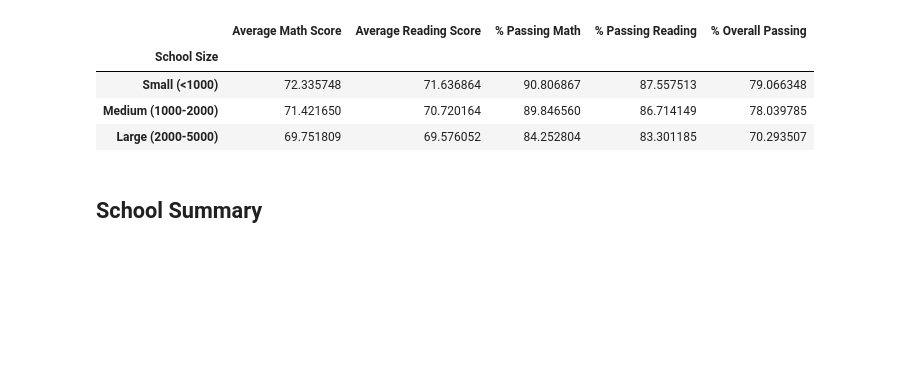
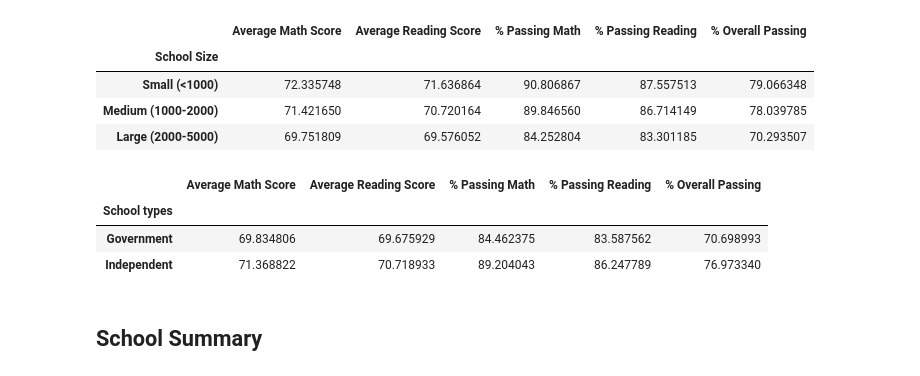
Before and after one commit to Richardxiao86/pandas-challenge, a Jupyter notebook: pycityschools/PyCitySchools/PyCitySchools_starter.ipynb, the cells around one changed output. Drawn from its saved outputs; the diff is of its cells as text; code cells hidden in the pictures; blank space fills up the shorter version.

```diff
--- a/pycityschools/PyCitySchools/PyCitySchools_starter.ipynb
+++ b/pycityschools/PyCitySchools/PyCitySchools_starter.ipynb
@@ -576,6 +576,34 @@ size_summary_df
 | Small (<1000) | 72.335748 | 71.636864 | 90.806867 | 87.557513 | 79.066348 |
 | Medium (1000-2000) | 71.421650 | 70.720164 | 89.846560 | 86.714149 | 78.039785 |
 | Large (2000-5000) | 69.751809 | 69.576052 | 84.252804 | 83.301185 | 70.293507 |
+# %%
+#score by school type
+#figure out the numbers
+type_math_scores = summary_school_df.groupby(["School types"])
+type_math_scores_1=type_math_scores["Average Maths Score"].mean()
+type_reading_scores = summary_school_df.groupby(["School types"])
+type_reading_scores_1=type_reading_scores["Average Reading Score"].mean()
+type_passing_maths_scores = summary_school_df.groupby(["School types"])
+type_passing_maths_scores_1=type_passing_maths_scores["% Passing Maths"].mean()
+type_passing_reading_scores = summary_school_df.groupby(["School types"])
+type_passing_reading_scores_1=type_passing_reading_scores["% Passing Reading"].mean()
+type_passing_overall_scores = summary_school_df.groupby(["School types"])
+type_passing_overall_scores_1=type_passing_overall_scores["% Overall Passing"].mean()
+# %%
+# set up the dataframe
+type_summary_df = pd.DataFrame({
+          "Average Math Score" : type_math_scores_1,
+          "Average Reading Score": type_reading_scores_1,
+          "% Passing Math": type_passing_maths_scores_1,
+          "% Passing Reading": type_passing_reading_scores_1,
+          "% Overall Passing": type_passing_overall_scores_1})
+
+type_summary_df
+# %% [output]
+|  | Average Math Score | Average Reading Score | % Passing Math | % Passing Reading | % Overall Passing |
+| School types |  |  |  |  |  |
+| Government | 69.834806 | 69.675929 | 84.462375 | 83.587562 | 70.698993 |
+| Independent | 71.368822 | 70.718933 | 89.204043 | 86.247789 | 76.973340 |
 # %% [markdown]
 ## School Summary
 # %% [markdown]
```
Also changed, not shown: parts of 1 cell of this notebook, 1 other file.
